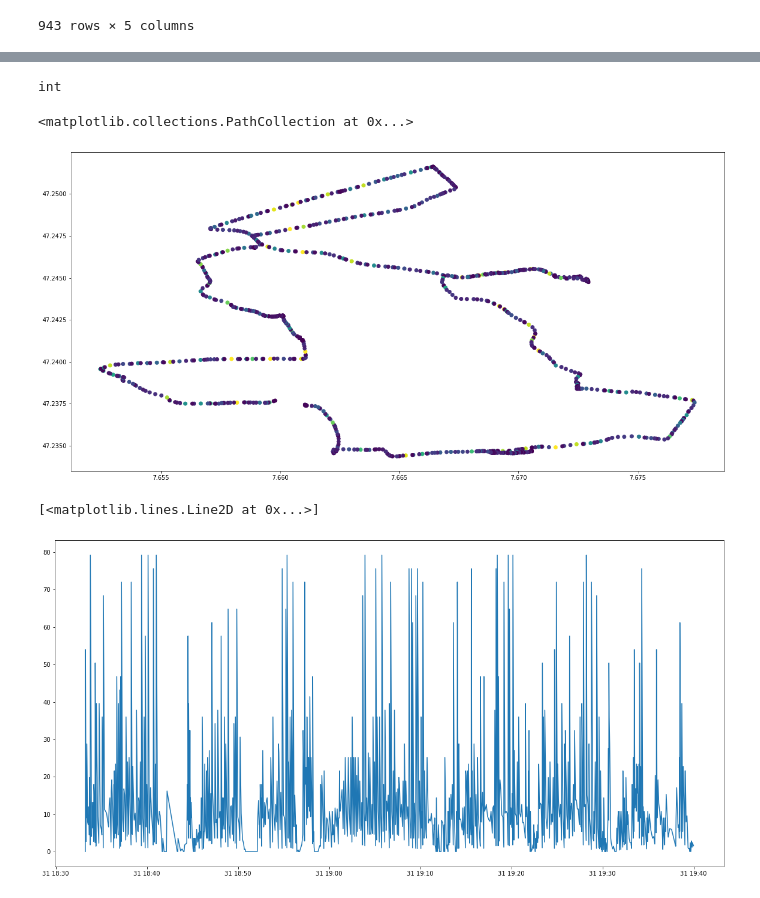
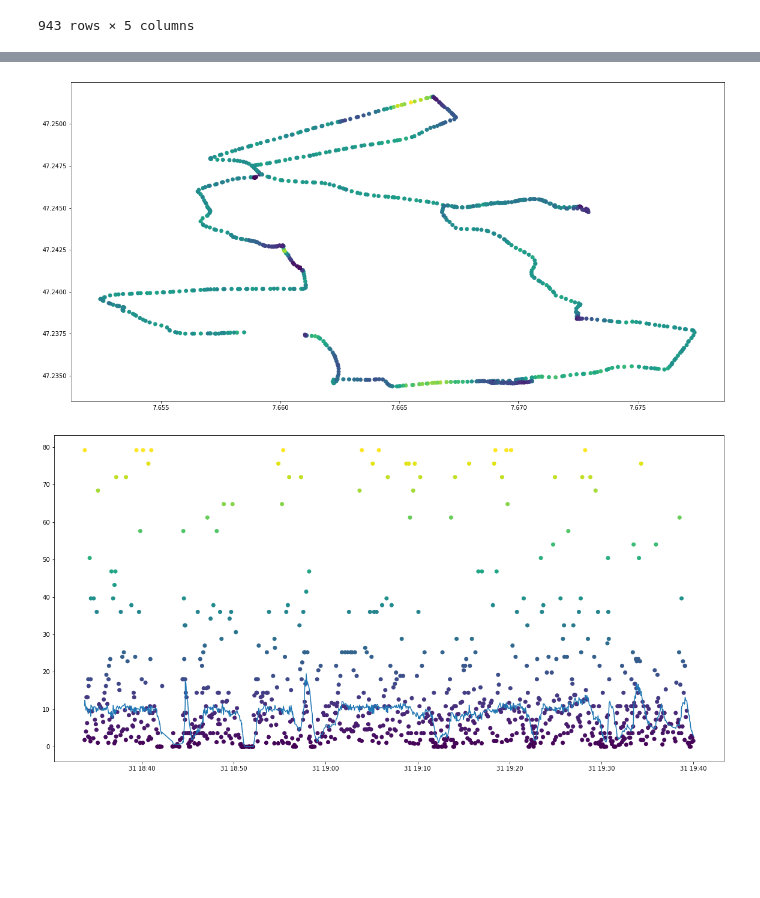
Before and after one commit to jaal5/garmin, a Jupyter notebook: main.ipynb, the cells around one changed output, grey strips where cells are left out. Saved outputs shown, nothing was run; the diff lists cells and outputs as text; code cells hidden in the pictures; blank space fills up the shorter version.

Commit message:
moving average

```diff
--- a/main.ipynb
+++ b/main.ipynb
@@ -73,5 +73,16 @@ for i, row in track.iterrows():
     else:
         speed = float(dist/dt)*3.6
     track.at[i,'speed'] = speed
+track = track[1:]
+
+# moving average
+roll = 12
+
+track['dt_s'] = track.dt.map(lambda x: x.seconds)
+track['dist_ma'] = track['dist'].rolling(roll).mean()
+track['dt_ma'] = track['dt_s'].rolling(roll).mean()
+track['speed_ma'] = track['dist_ma']/track['dt_ma']*3.6
+track['speed_ma2'] = track['speed'].rolling(roll).mean()
+track = track.dropna()
 track
 # %% [output]
@@ -91,18 +102,16 @@ track
-# %%
-type(track['dt'][3].seconds)
-# %% [output]
-int
 # %%
 ax = plt.figure(figsize = (20, 10))
 
-plt.scatter(track.lon, track.lat, c = track.speed)
+plt.scatter(track.lon, track.lat, c = track.speed_ma)
+
+plt.show()
 # %% [output]
-<matplotlib.collections.PathCollection at 0x...>
-[figure, old version]
+[figure, new version]
 # %%
 ax = plt.figure(figsize = (20, 10))
 
-plt.plot(track.datetime, track.speed)
+plt.scatter(track.datetime, track.speed, c = track.speed)
+plt.plot(track.datetime, track.speed_ma)
+plt.show()
 # %% [output]
-[<matplotlib.lines.Line2D at 0x...>]
-[figure, old version]
+[figure, new version]
```
Also changed, not shown: parts of 1 cell of this notebook.
